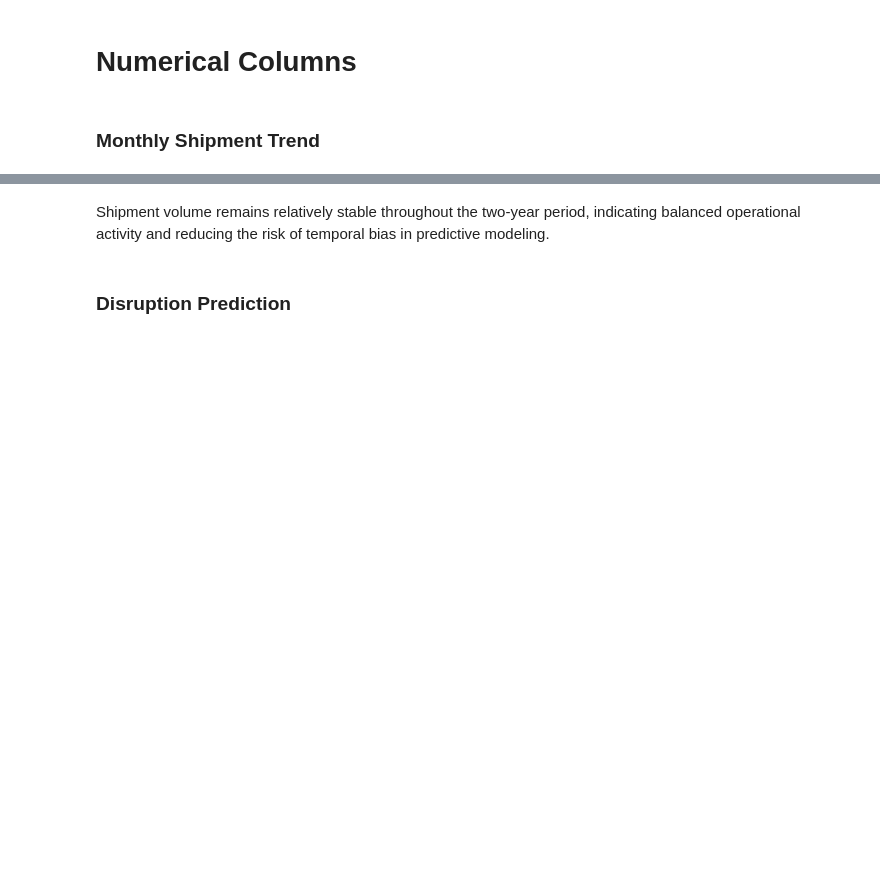
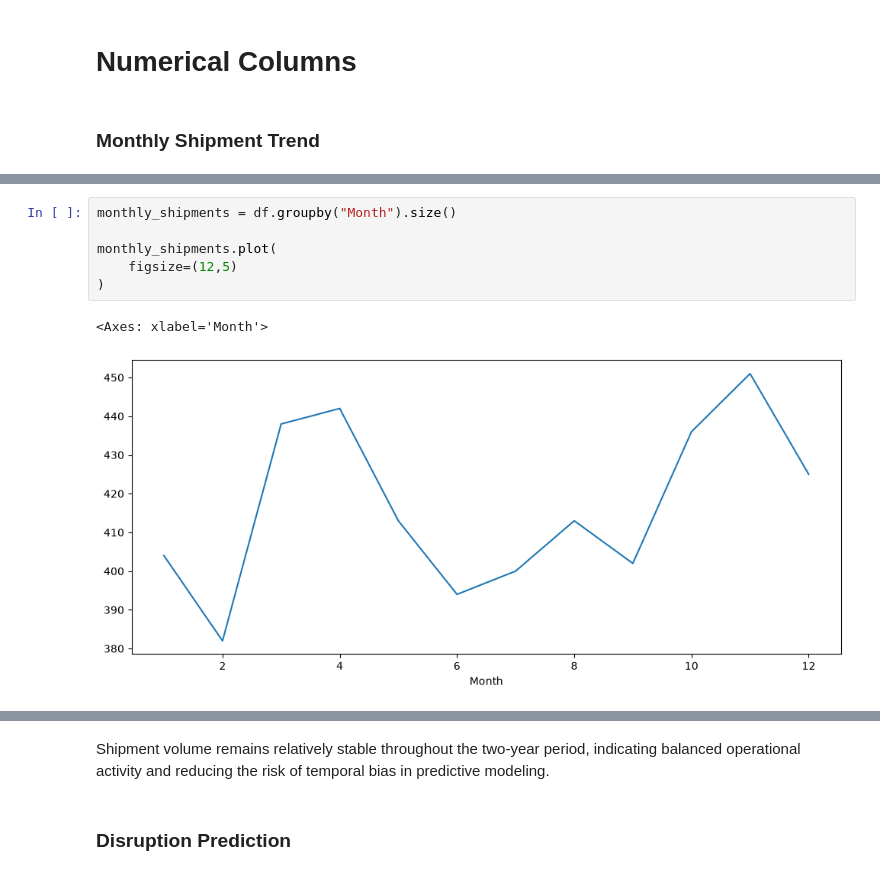
Before and after one commit to Devika-Viswom/SupplyPrescript, a Jupyter notebook: notebooks/1_data_understanding.ipynb, the cells around one changed output, grey strips where cells are left out. Drawn from its saved outputs; the diff is of its cells as text; blank space fills up the shorter version.

```diff
--- a/notebooks/1_data_understanding.ipynb
+++ b/notebooks/1_data_understanding.ipynb
@@ -90,0 +100,9 @@ monthly_shipments.plot(
+# %%
+monthly_shipments = df.groupby("Month").size()
+
+monthly_shipments.plot(
+    figsize=(12,5)
+)
+# %% [output]
+<Axes: xlabel='Month'>
+[figure, added]
```
Also changed, not shown: parts of 19 cells of this notebook, 9 other files.
